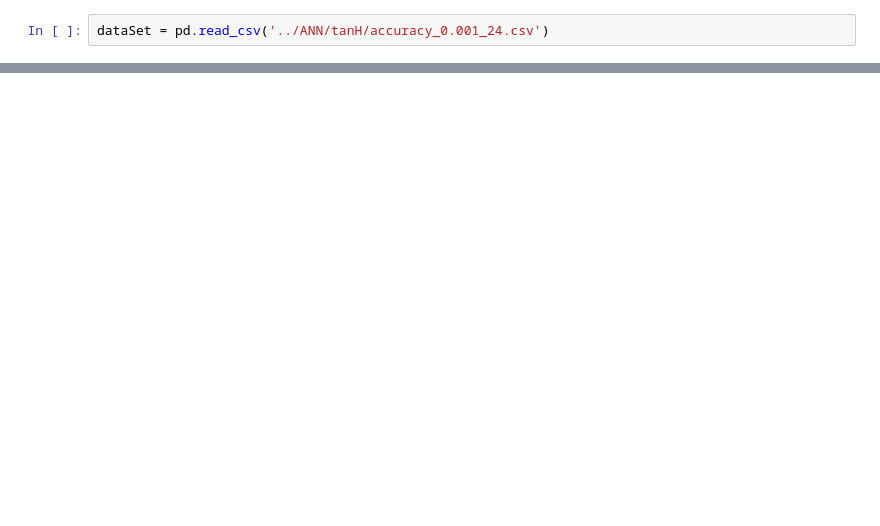
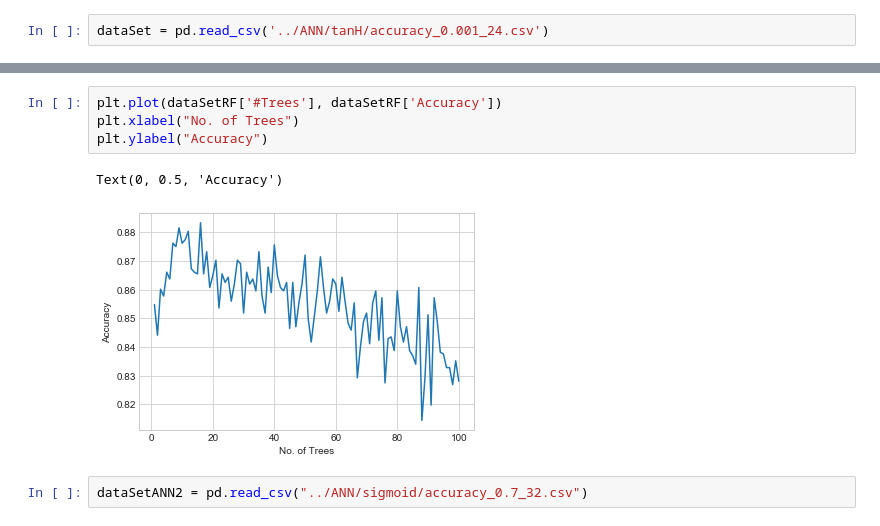
Before and after one commit to Gaupeng/Stellar-Object-Classification, a Jupyter notebook: Visualisations/Visualisations.ipynb, the cells around one changed output, grey strips where cells are left out. Drawn from its saved outputs; the diff is of its cells as text; blank space fills up the shorter version.

```diff
--- a/Visualisations/Visualisations.ipynb
+++ b/Visualisations/Visualisations.ipynb
@@ -13,0 +37,9 @@ plt.plot(dataSet['Training Data'], dataSet['Accuracy'])
+# %%
+plt.plot(dataSetRF['#Trees'], dataSetRF['Accuracy'])
+plt.xlabel("No. of Trees")
+plt.ylabel("Accuracy")
+# %% [output]
+Text(0, 0.5, 'Accuracy')
+[figure, added]
+# %%
+dataSetANN2 = pd.read_csv("../ANN/sigmoid/accuracy_0.7_32.csv")
```
Also changed, not shown: parts of 9 cells of this notebook, 11 other files.
